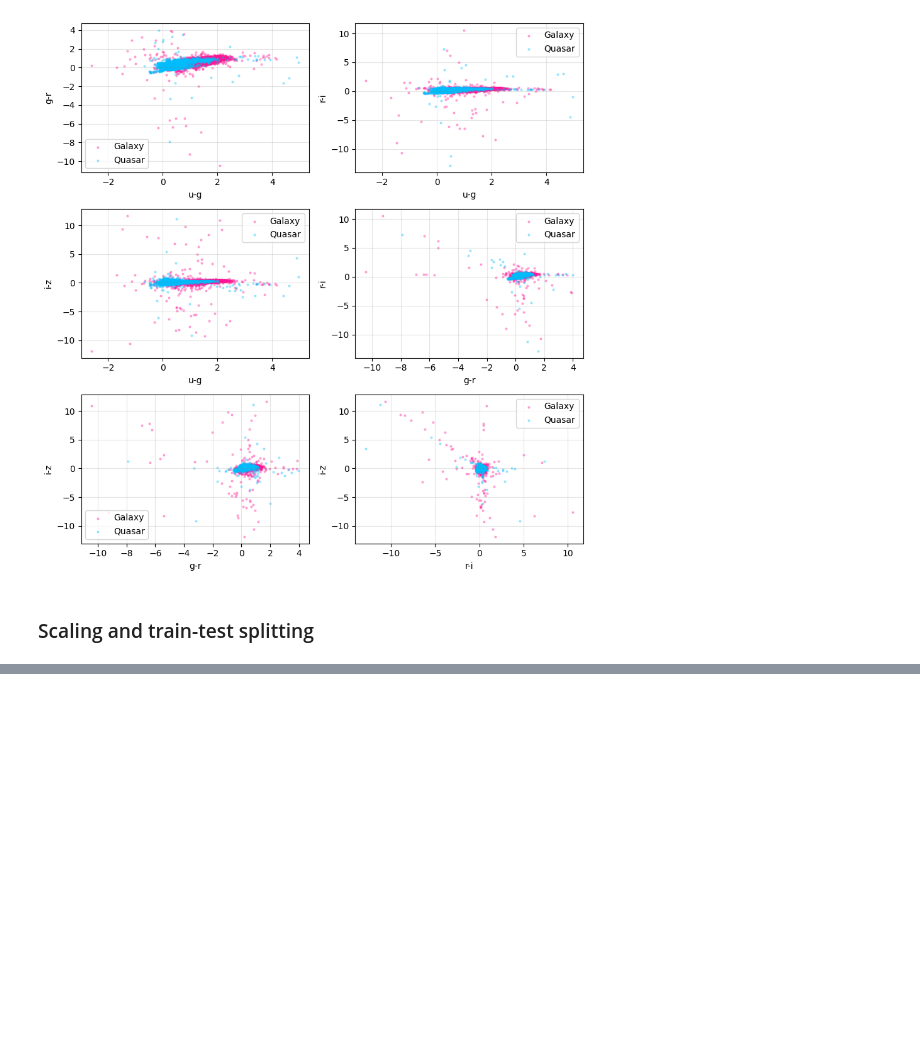
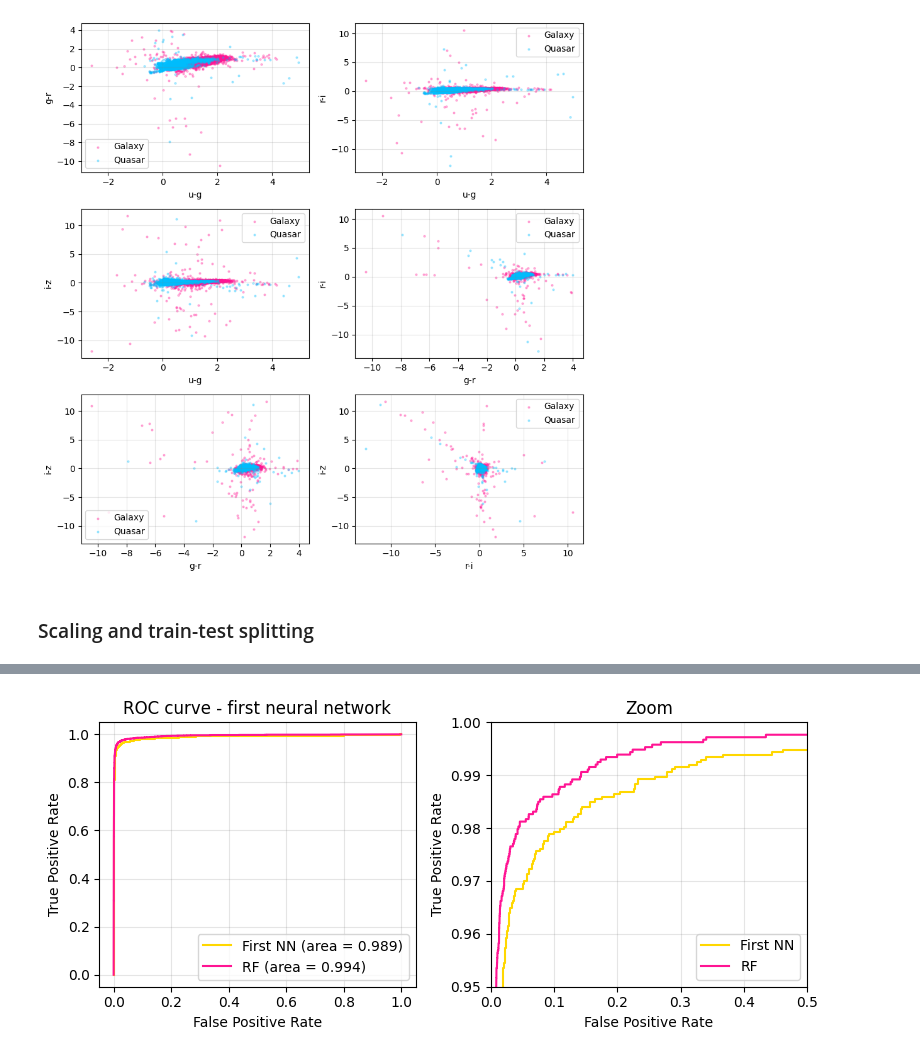
Before and after one commit to Alice-Palladino/astrostatistics_bicocca_2024, a Jupyter notebook: working/L22 - Galaxies vs quasars with neural networks.ipynb, the cells around one changed output, grey strips where cells are left out. Saved outputs shown, nothing was run; the diff lists cells and outputs as text; code cells hidden in the pictures; blank space fills up the shorter version.

```diff
--- a/working/L22 - Galaxies vs quasars with neural networks.ipynb
+++ b/working/L22 - Galaxies vs quasars with neural networks.ipynb
@@ -187,2 +225,0 @@ model.compile(optimizer='adam', loss='binary_crossentropy', metrics=['accuracy']
-# %%
-model.fit(X_train_sub, y_train_sub, epochs=10, batch_size=10)
@@ -218,0 +300,2 @@ Test model accuracy: 0.979
+# %%
+trainnetwork(X_train, X_test, y_train, y_test, filename='Galaxy_quasar_NN_first.keras', n_epochs=50)
@@ -218,0 +321,2 @@ Test model accuracy: 0.979
+# %%
+first_NN = loadnetwork('Galaxy_quasar_NN_first.keras')
@@ -218,0 +334,6 @@ Test model accuracy: 0.979
+# %%
+# Plotting the ROC curves: first, what we need
+y_probs_first = first_NN.predict(X_test)
+
+fpr_first, tpr_first, _ = roc_curve(y_test, y_probs_first)
+roc_auc_first = auc(fpr_first, tpr_first)
@@ -218,0 +342,25 @@ Test model accuracy: 0.979
+# %%
+fig, ax = plt.subplots(1, 2, figsize = (8, 3.6))
+
+ax[0].plot(fpr_first, tpr_first, color='gold', lw=1.5, label='First NN (area = %0.3f)' % roc_auc_first)
+ax[0].plot(fpr_rf, tpr_rf, color='deeppink', lw=1.5, label='RF (area = %0.3f)' % roc_auc_rf)
+ax[0].set_xlabel('False Positive Rate')
+ax[0].set_ylabel('True Positive Rate')
+ax[0].set_title('ROC curve - first neural network')
+ax[0].legend(loc='lower right')
+ax[0].grid(c='grey', alpha = 0.2)
+
+ax[1].plot(fpr_first, tpr_first, color='gold', lw=1.5, label='First NN')
+ax[1].plot(fpr_rf, tpr_rf, color='deeppink', lw=1.5, label='RF')
+ax[1].set_xlabel('False Positive Rate')
+ax[1].set_ylabel('True Positive Rate')
+ax[1].set_title('Zoom')
+ax[1].legend(loc='lower right')
+ax[1].grid(c='grey', alpha = 0.2)
+ax[1].set_ylim(0.95, 1)
+ax[1].set_xlim(0, 0.5)
+
+plt.tight_layout()
+plt.show()
+# %% [output]
+[figure, added]
```
Also changed, not shown: parts of 59 cells of this notebook.
